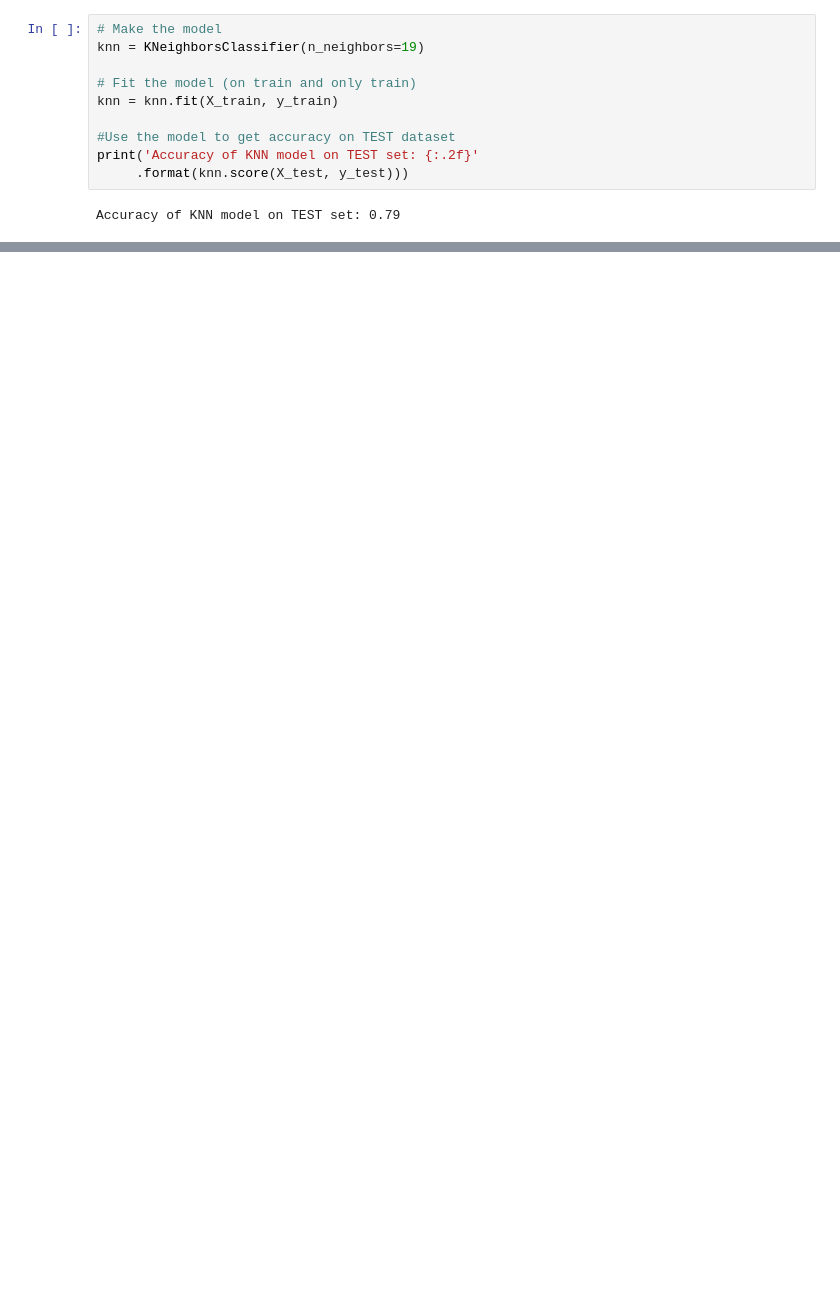
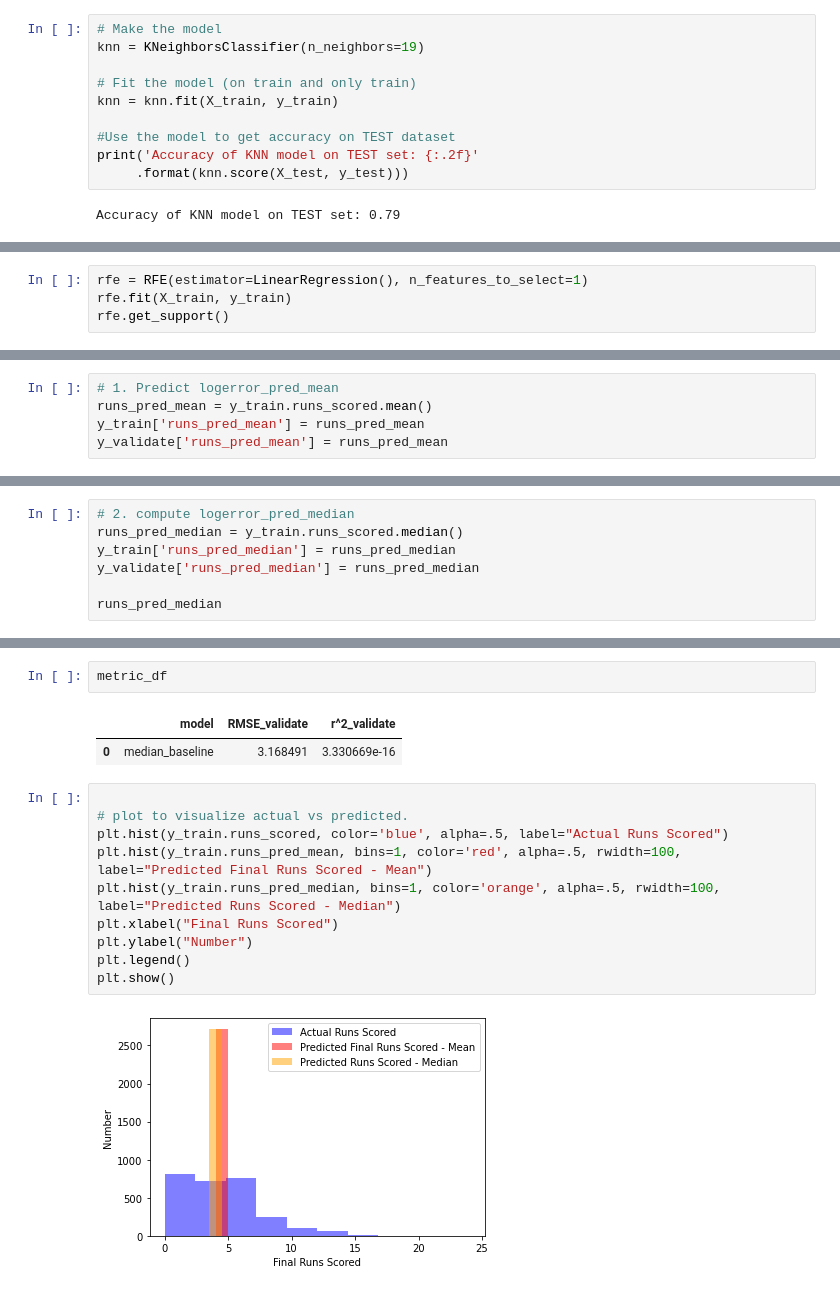
Before and after one commit to veronica-f-reyes/individual-project, a Jupyter notebook: initial_notebook.ipynb, the cells around one changed output, grey strips where cells are left out. Drawn from its saved outputs; the diff is of its cells as text; blank space fills up the shorter version.

```diff
--- a/initial_notebook.ipynb
+++ b/initial_notebook.ipynb
@@ -1250,0 +1308,4 @@ Accuracy of KNN model on TEST set: 0.79
+# %%
+rfe = RFE(estimator=LinearRegression(), n_features_to_select=1)
+rfe.fit(X_train, y_train)
+rfe.get_support()
@@ -1250,0 +1338,5 @@ Accuracy of KNN model on TEST set: 0.79
+# %%
+# 1. Predict logerror_pred_mean
+runs_pred_mean = y_train.runs_scored.mean()
+y_train['runs_pred_mean'] = runs_pred_mean
+y_validate['runs_pred_mean'] = runs_pred_mean
@@ -1250,0 +1347,7 @@ Accuracy of KNN model on TEST set: 0.79
+# %%
+# 2. compute logerror_pred_median
+runs_pred_median = y_train.runs_scored.median()
+y_train['runs_pred_median'] = runs_pred_median
+y_validate['runs_pred_median'] = runs_pred_median
+
+runs_pred_median
@@ -1250,0 +1387,17 @@ Accuracy of KNN model on TEST set: 0.79
+# %%
+metric_df
+# %% [output]
+|  | model | RMSE_validate | r^2_validate |
+| 0 | median_baseline | 3.168491 | 3.330669e-16 |
+# %%
+
+# plot to visualize actual vs predicted.
+plt.hist(y_train.runs_scored, color='blue', alpha=.5, label="Actual Runs Scored")
+plt.hist(y_train.runs_pred_mean, bins=1, color='red', alpha=.5, rwidth=100, label="Predicted Final Runs Scored - Mean")
+plt.hist(y_train.runs_pred_median, bins=1, color='orange', alpha=.5, rwidth=100, label="Predicted Runs Scored - Median")
+plt.xlabel("Final Runs Scored")
+plt.ylabel("Number")
+plt.legend()
+plt.show()
+# %% [output]
+[figure, added]
```
Also changed, not shown: parts of 56 cells of this notebook, 1 other file.
